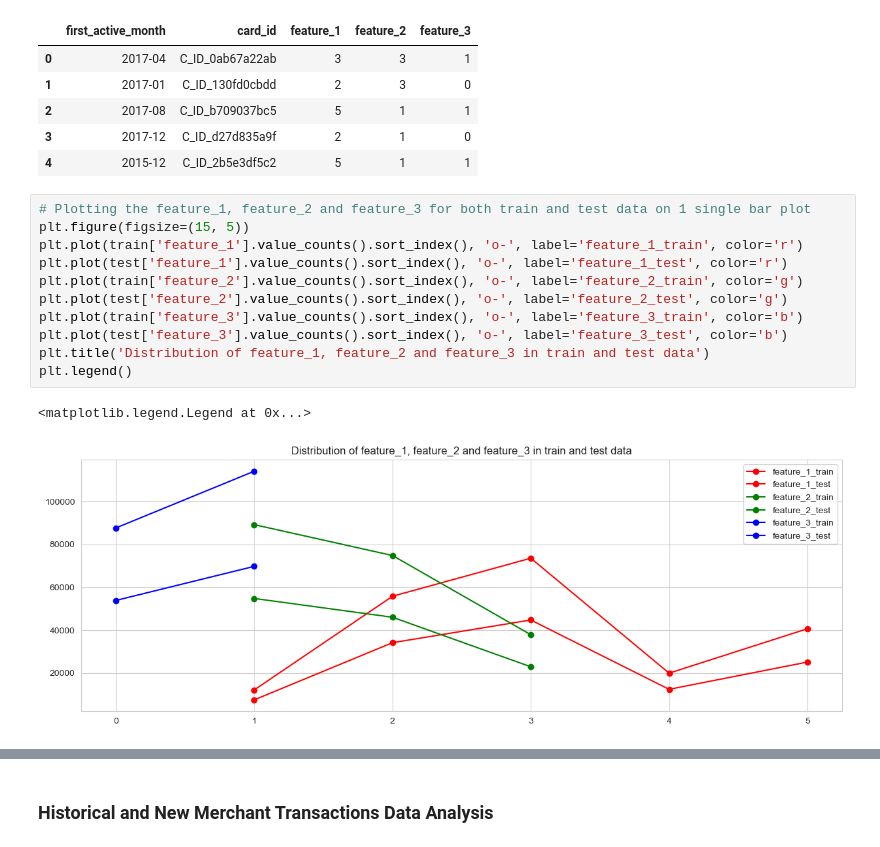
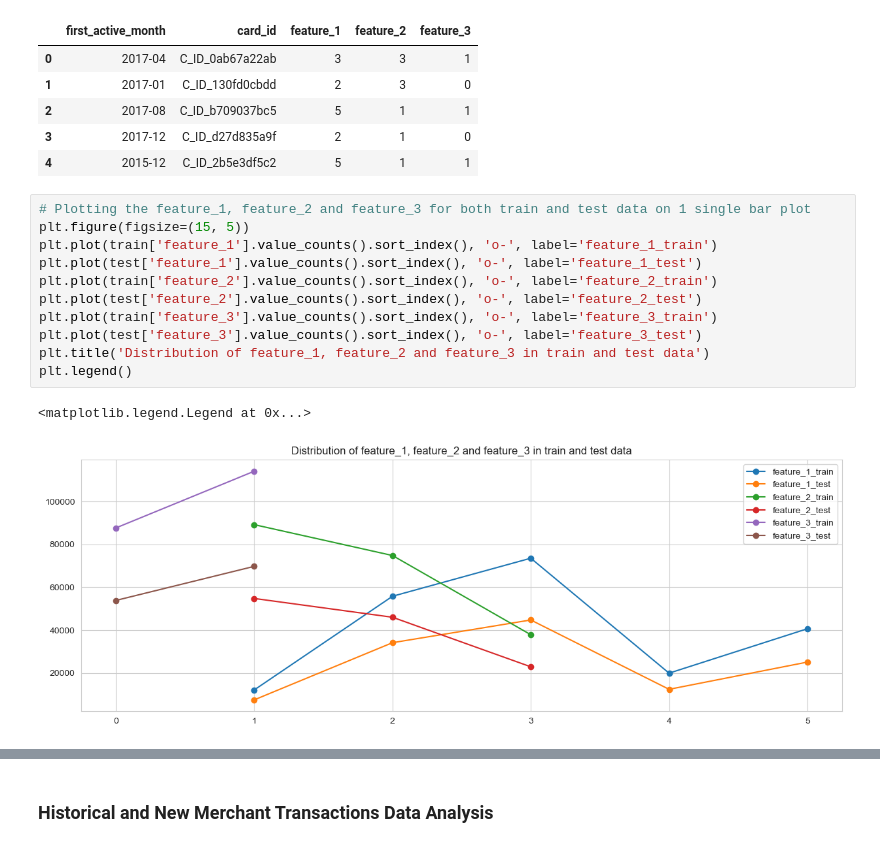
Before and after one commit to KrisCholakov02/SC4000_Group_Project, a Jupyter notebook: eda.ipynb, the cells around one changed output, grey strips where cells are left out. Cells and saved outputs as stored; diff of their text form.

```diff
--- a/eda.ipynb
+++ b/eda.ipynb
@@ -46,14 +66,14 @@ test.head()
 # %%
 # Plotting the feature_1, feature_2 and feature_3 for both train and test data on 1 single bar plot
 plt.figure(figsize=(15, 5))
-plt.plot(train['feature_1'].value_counts().sort_index(), 'o-', label='feature_1_train', color='r')
-plt.plot(test['feature_1'].value_counts().sort_index(), 'o-', label='feature_1_test', color='r')
-plt.plot(train['feature_2'].value_counts().sort_index(), 'o-', label='feature_2_train', color='g')
-plt.plot(test['feature_2'].value_counts().sort_index(), 'o-', label='feature_2_test', color='g')
-plt.plot(train['feature_3'].value_counts().sort_index(), 'o-', label='feature_3_train', color='b')
-plt.plot(test['feature_3'].value_counts().sort_index(), 'o-', label='feature_3_test', color='b')
+plt.plot(train['feature_1'].value_counts().sort_index(), 'o-', label='feature_1_train')
+plt.plot(test['feature_1'].value_counts().sort_index(), 'o-', label='feature_1_test')
+plt.plot(train['feature_2'].value_counts().sort_index(), 'o-', label='feature_2_train')
+plt.plot(test['feature_2'].value_counts().sort_index(), 'o-', label='feature_2_test')
+plt.plot(train['feature_3'].value_counts().sort_index(), 'o-', label='feature_3_train')
+plt.plot(test['feature_3'].value_counts().sort_index(), 'o-', label='feature_3_test')
 plt.title('Distribution of feature_1, feature_2 and feature_3 in train and test data')
 plt.legend()
 # %% [output]
 <matplotlib.legend.Legend at 0x...>
-[figure, old version]
+[figure, new version]
```
Also changed, not shown: parts of 18 cells of this notebook.
